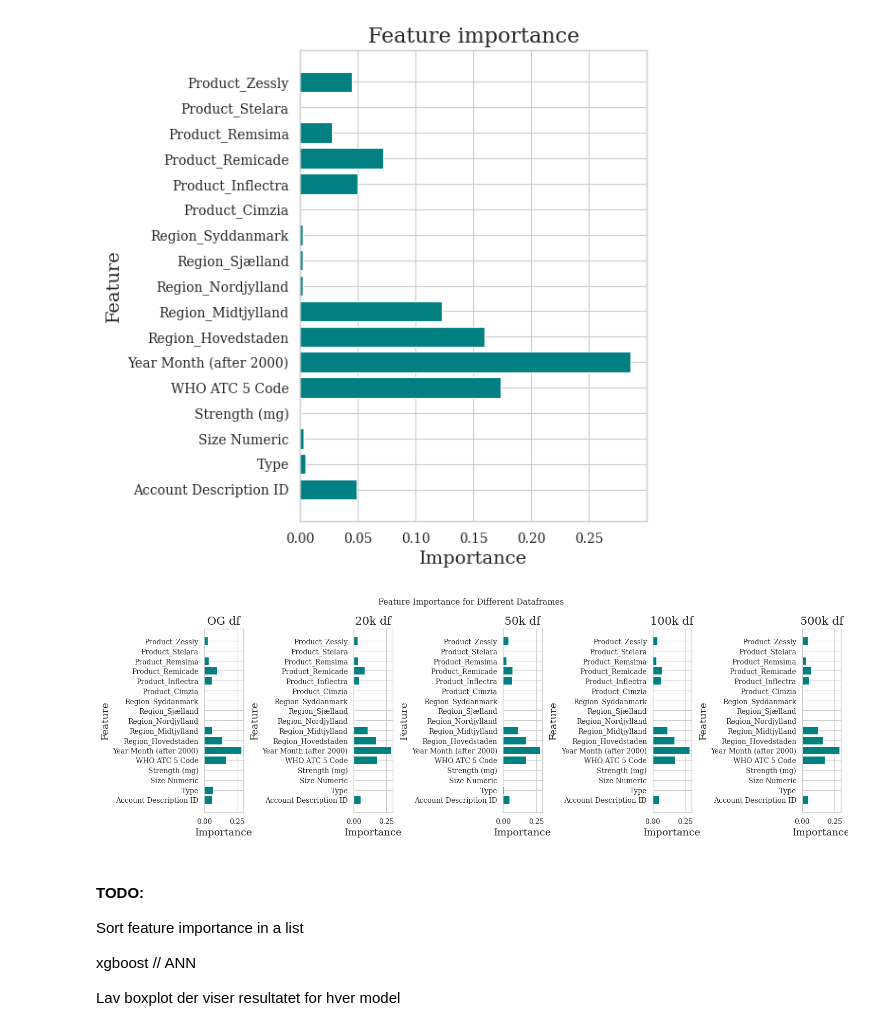
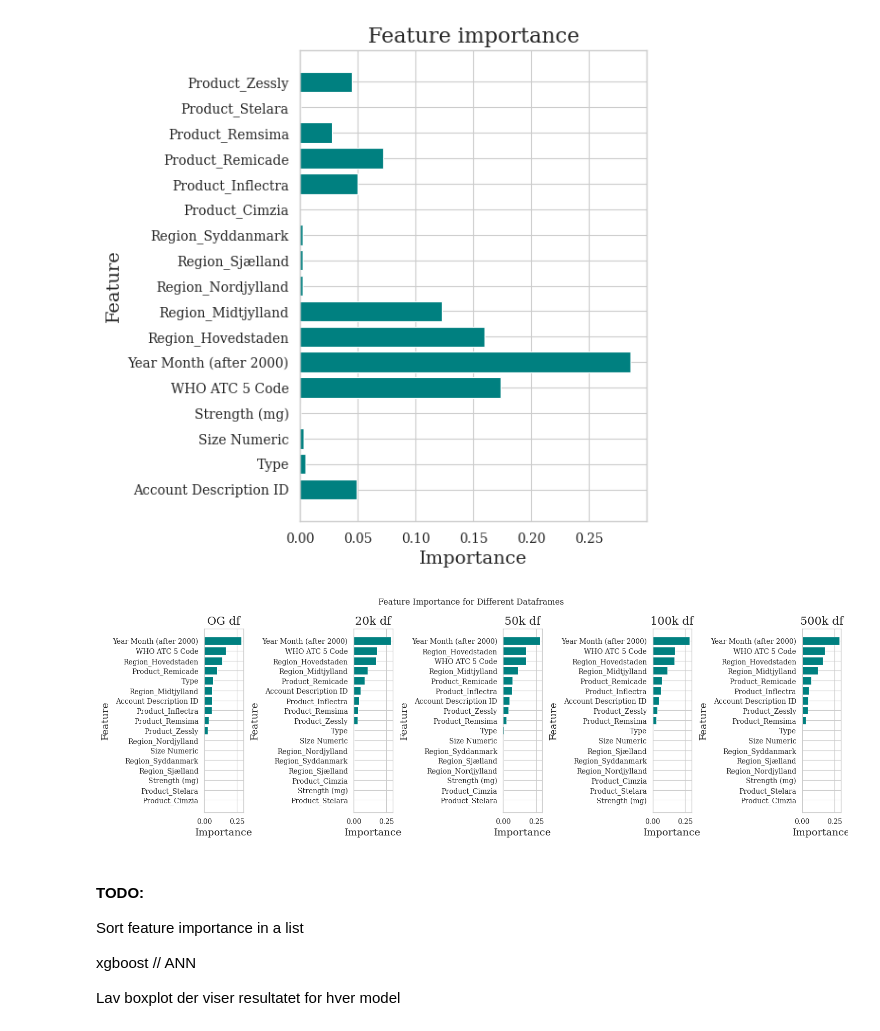
Before and after one commit to Alaa0129/Indication-Insights, a Jupyter notebook: src/Sales_Insight/3_Modelling.ipynb, the cells around one changed output. Cells and saved outputs as stored; diff of their text form; code cells hidden in the pictures.

```diff
--- a/src/Sales_Insight/3_Modelling.ipynb
+++ b/src/Sales_Insight/3_Modelling.ipynb
@@ -234,19 +234,23 @@ plt.show()
 # %%
 titles = ['OG df', '20k df', '50k df', '100k df', '500k df']
 dataframes = [df, df_resampled_20000, df_resampled_50000, df_resampled_100000, df_resampled_500000]  # Replace with actual dataframe variables
 
 fig, ax = plt.subplots(ncols=len(titles), figsize=(15, 5))
 ax = ax.flatten()
 fig.suptitle('Feature Importance for Different Dataframes')
 
 for i in range(5):
-    ax[i].barh(dataframes[i].drop(['Volume', 'Account Description', 'Size', 'Year Month (after 2000) in Datetime', 'Value'], axis=1).columns, fis[i])
+    features = dataframes[i].drop(['Volume', 'Account Description', 'Size', 'Year Month (after 2000) in Datetime', 'Value'], axis=1).columns
+    importances = fis[i]
+    indices = np.argsort(importances)
+
+    ax[i].barh(features[indices], importances[indices])
     ax[i].set(xlabel='Importance', ylabel='Feature', title=titles[i])
 
 fig.tight_layout()
 plt.show()
 # %% [output]
-[figure, old version]
+[figure, new version]
 # %% [markdown]
 #### TODO:
 
```
